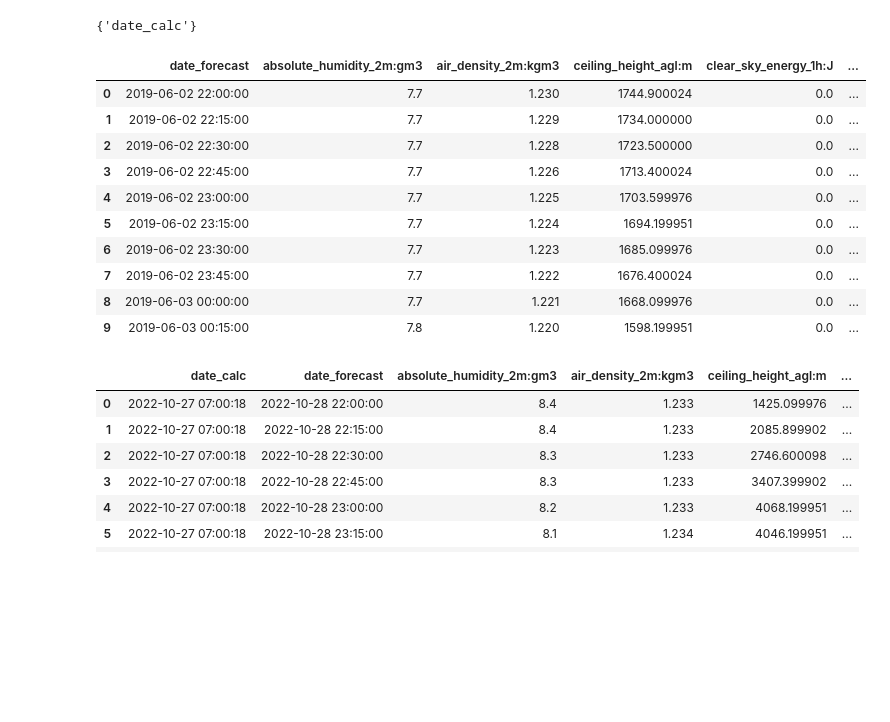
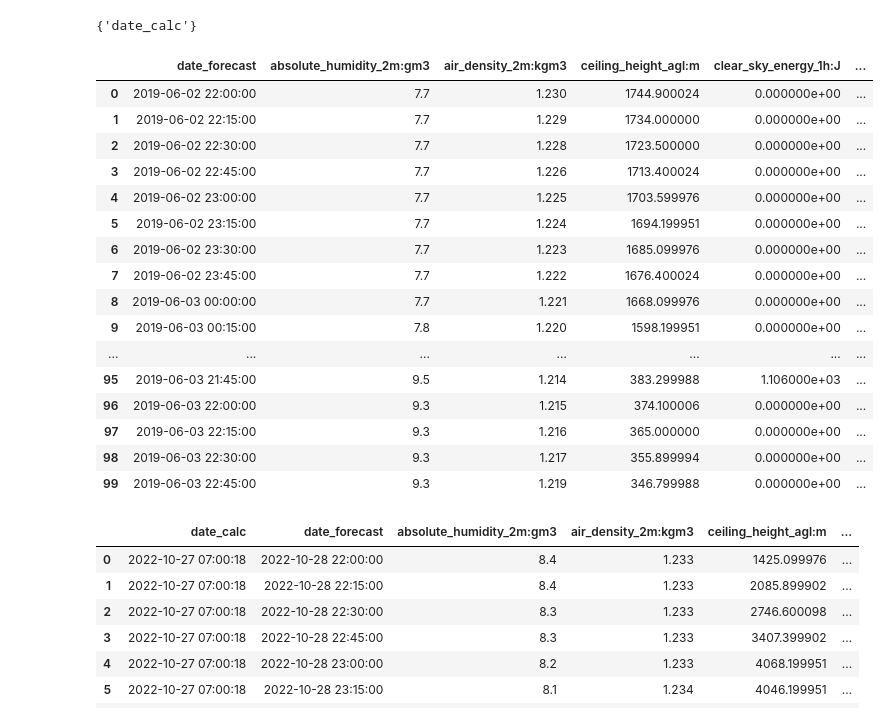
Before and after one commit to kponci/Solar-Energy-Production-Forecasting, a Jupyter notebook: solutions/data_preparation/data_examination.py.ipynb, the cells around one changed output. Cells and saved outputs as stored; diff of their text form; code cells hidden in the pictures; blank space fills up the shorter version.

```diff
--- a/solutions/data_preparation/data_examination.py.ipynb
+++ b/solutions/data_preparation/data_examination.py.ipynb
@@ -36,19 +36,25 @@ set(X_train_estimated.columns) ^ set(X_train_observed.columns)
 # %% [output]
 {'date_calc'}
 # %%
-X_train_observed.head(10)
+X_train_observed.head(100)
 # %% [output]
 |  | date_forecast | absolute_humidity_2m:gm3 | air_density_2m:kgm3 | ceiling_height_agl:m | clear_sky_energy_1h:J | ... |
-| 0 | 2019-06-02 22:00:00 | 7.7 | 1.230 | 1744.900024 | 0.0 | ... |
-| 1 | 2019-06-02 22:15:00 | 7.7 | 1.229 | 1734.000000 | 0.0 | ... |
-| 2 | 2019-06-02 22:30:00 | 7.7 | 1.228 | 1723.500000 | 0.0 | ... |
-| 3 | 2019-06-02 22:45:00 | 7.7 | 1.226 | 1713.400024 | 0.0 | ... |
-| 4 | 2019-06-02 23:00:00 | 7.7 | 1.225 | 1703.599976 | 0.0 | ... |
-| 5 | 2019-06-02 23:15:00 | 7.7 | 1.224 | 1694.199951 | 0.0 | ... |
-| 6 | 2019-06-02 23:30:00 | 7.7 | 1.223 | 1685.099976 | 0.0 | ... |
-| 7 | 2019-06-02 23:45:00 | 7.7 | 1.222 | 1676.400024 | 0.0 | ... |
-| 8 | 2019-06-03 00:00:00 | 7.7 | 1.221 | 1668.099976 | 0.0 | ... |
-| 9 | 2019-06-03 00:15:00 | 7.8 | 1.220 | 1598.199951 | 0.0 | ... |
+| 0 | 2019-06-02 22:00:00 | 7.7 | 1.230 | 1744.900024 | 0.000000e+00 | ... |
+| 1 | 2019-06-02 22:15:00 | 7.7 | 1.229 | 1734.000000 | 0.000000e+00 | ... |
+| 2 | 2019-06-02 22:30:00 | 7.7 | 1.228 | 1723.500000 | 0.000000e+00 | ... |
+| 3 | 2019-06-02 22:45:00 | 7.7 | 1.226 | 1713.400024 | 0.000000e+00 | ... |
+| 4 | 2019-06-02 23:00:00 | 7.7 | 1.225 | 1703.599976 | 0.000000e+00 | ... |
+| 5 | 2019-06-02 23:15:00 | 7.7 | 1.224 | 1694.199951 | 0.000000e+00 | ... |
+| 6 | 2019-06-02 23:30:00 | 7.7 | 1.223 | 1685.099976 | 0.000000e+00 | ... |
+| 7 | 2019-06-02 23:45:00 | 7.7 | 1.222 | 1676.400024 | 0.000000e+00 | ... |
+| 8 | 2019-06-03 00:00:00 | 7.7 | 1.221 | 1668.099976 | 0.000000e+00 | ... |
+| 9 | 2019-06-03 00:15:00 | 7.8 | 1.220 | 1598.199951 | 0.000000e+00 | ... |
+| ... | ... | ... | ... | ... | ... | ... |
+| 95 | 2019-06-03 21:45:00 | 9.5 | 1.214 | 383.299988 | 1.106000e+03 | ... |
+| 96 | 2019-06-03 22:00:00 | 9.3 | 1.215 | 374.100006 | 0.000000e+00 | ... |
+| 97 | 2019-06-03 22:15:00 | 9.3 | 1.216 | 365.000000 | 0.000000e+00 | ... |
+| 98 | 2019-06-03 22:30:00 | 9.3 | 1.217 | 355.899994 | 0.000000e+00 | ... |
+| 99 | 2019-06-03 22:45:00 | 9.3 | 1.219 | 346.799988 | 0.000000e+00 | ... |
 # %%
 X_train_estimated.head(10)
 # %% [output]
```
Also changed, not shown: parts of 14 cells of this notebook, 2 other files.
